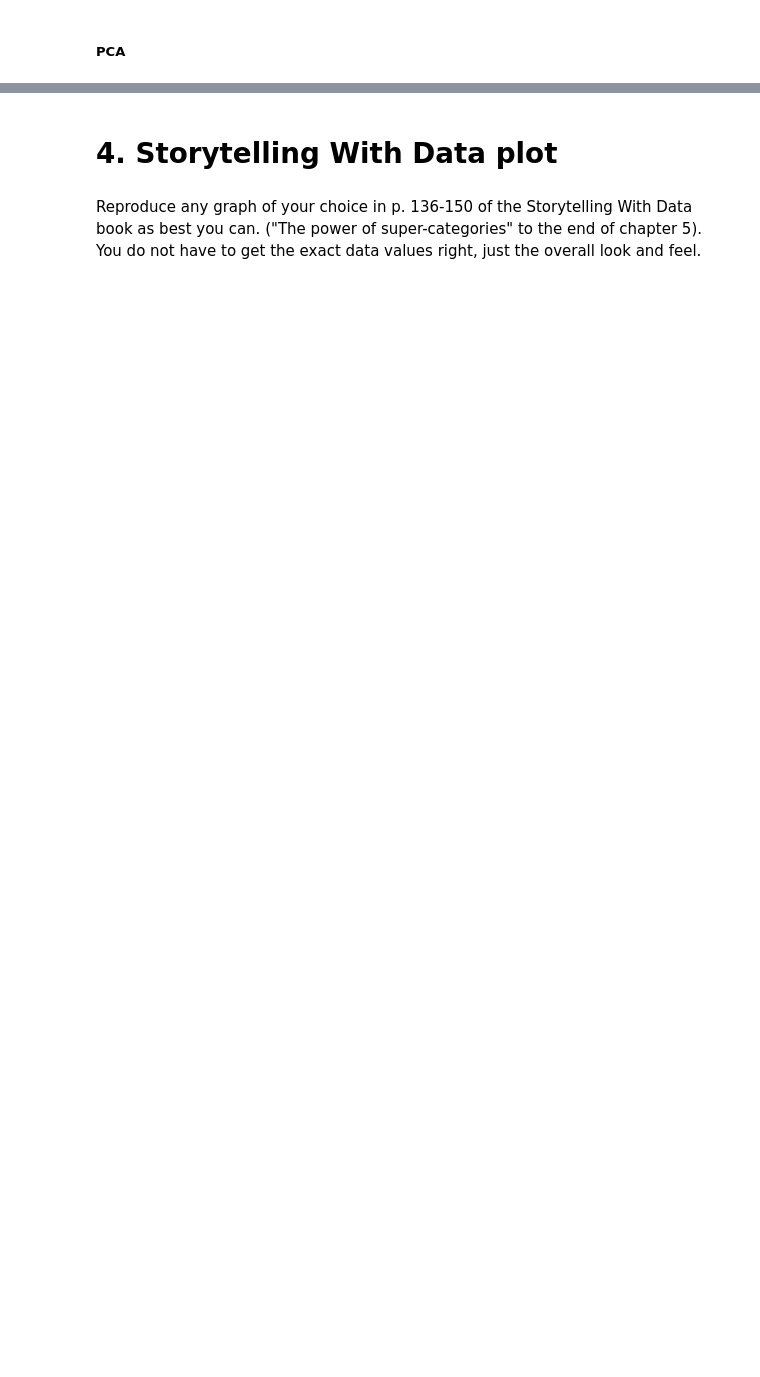
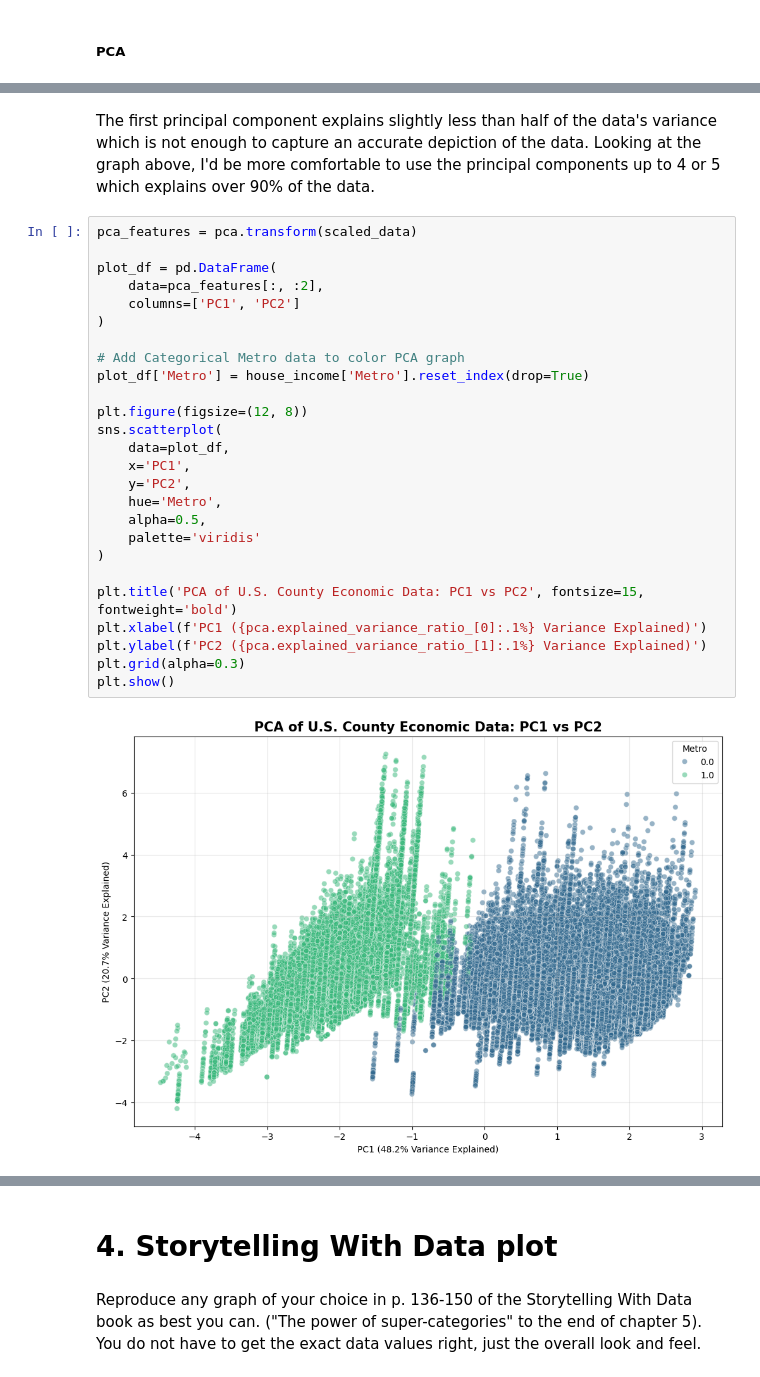
Before and after one commit to aidandig/DX699-ModB2, a Jupyter notebook: Homework/OMDS-ModB2-Week9-DiGregorio-Aidan.ipynb, the cells around one changed output, grey strips where cells are left out. Drawn from its saved outputs; the diff is of its cells as text; blank space fills up the shorter version.

```diff
--- a/Homework/OMDS-ModB2-Week9-DiGregorio-Aidan.ipynb
+++ b/Homework/OMDS-ModB2-Week9-DiGregorio-Aidan.ipynb
@@ -207,0 +405,30 @@ Races:
+# %% [markdown]
+The first principal component explains slightly less than half of the data's variance which is not enough to capture an accurate depiction of the data. Looking at the graph above, I'd be more comfortable to use the principal components up to 4 or 5 which explains over 90% of the data.
+# %%
+pca_features = pca.transform(scaled_data)
+
+plot_df = pd.DataFrame(
+    data=pca_features[:, :2],
+    columns=['PC1', 'PC2']
+)
+
+# Add Categorical Metro data to color PCA graph
+plot_df['Metro'] = house_income['Metro'].reset_index(drop=True)
+
+plt.figure(figsize=(12, 8))
+sns.scatterplot(
+    data=plot_df,
+    x='PC1',
+    y='PC2',
+    hue='Metro',
+    alpha=0.5,
+    palette='viridis'
+)
+
+plt.title('PCA of U.S. County Economic Data: PC1 vs PC2', fontsize=15, fontweight='bold')
+plt.xlabel(f'PC1 ({pca.explained_variance_ratio_[0]:.1%} Variance Explained)')
+plt.ylabel(f'PC2 ({pca.explained_variance_ratio_[1]:.1%} Variance Explained)')
+plt.grid(alpha=0.3)
+plt.show()
+# %% [output]
+[figure, added]
```
Also changed, not shown: parts of 18 cells of this notebook.
